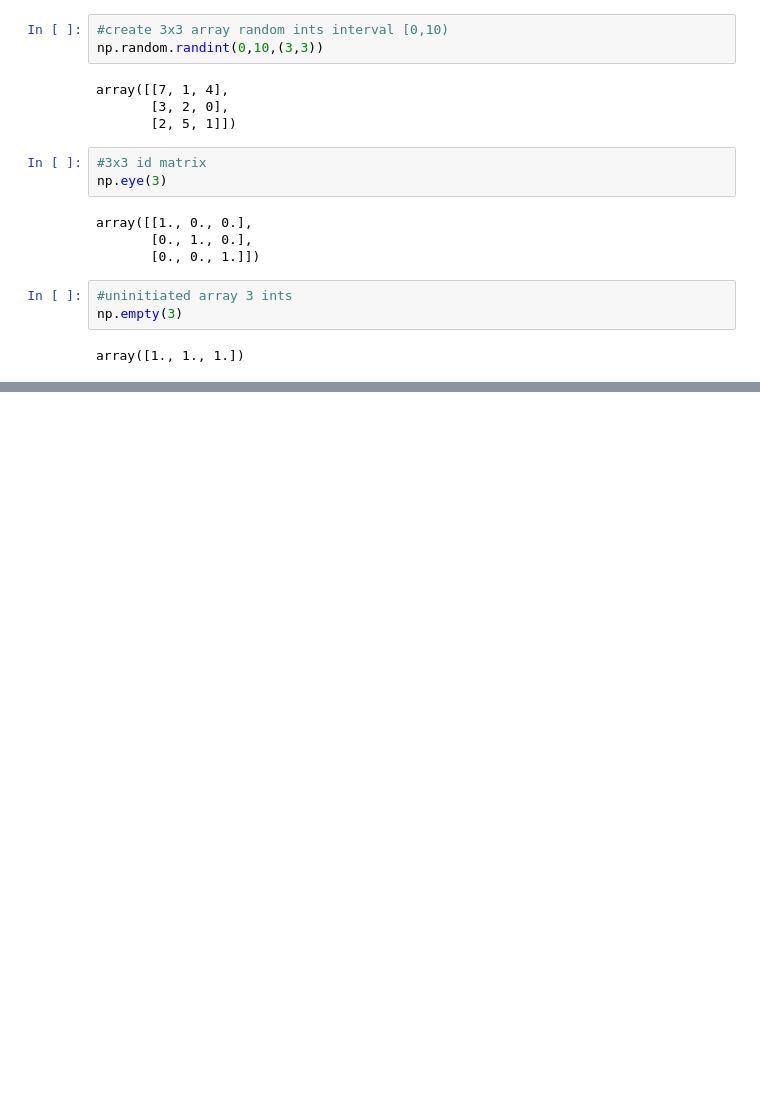
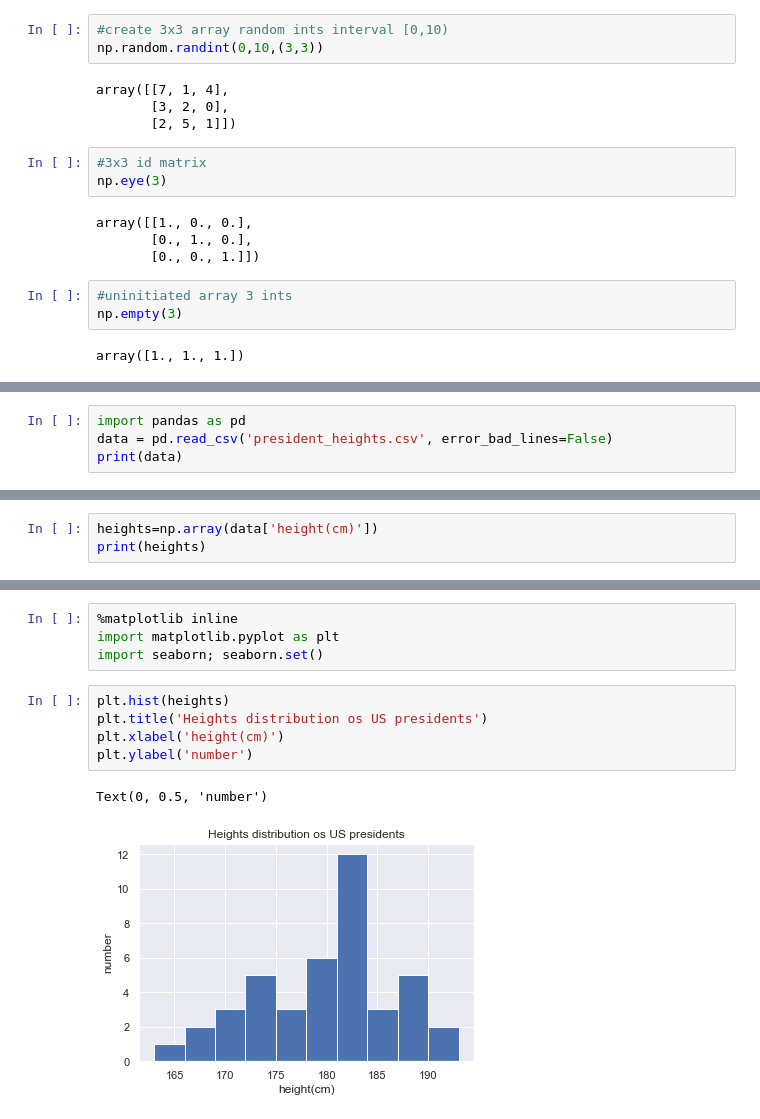
Before and after one commit to Mimic01/datahound, a Jupyter notebook: numpy_dsh.ipynb, the cells around one changed output, grey strips where cells are left out. Saved outputs shown, nothing was run; the diff lists cells and outputs as text; blank space fills up the shorter version.

```diff
--- a/numpy_dsh.ipynb
+++ b/numpy_dsh.ipynb
@@ -63,0 +601,4 @@ array([1., 1., 1.])
+# %%
+import pandas as pd
+data = pd.read_csv('president_heights.csv', error_bad_lines=False)
+print(data)
@@ -63,0 +623,3 @@ array([1., 1., 1.])
+# %%
+heights=np.array(data['height(cm)'])
+print(heights)
@@ -63,0 +648,12 @@ array([1., 1., 1.])
+# %%
+%matplotlib inline
+import matplotlib.pyplot as plt
+import seaborn; seaborn.set()
+# %%
+plt.hist(heights)
+plt.title('Heights distribution os US presidents')
+plt.xlabel('height(cm)')
+plt.ylabel('number')
+# %% [output]
+Text(0, 0.5, 'number')
+[figure, added]
```
Also changed, not shown: parts of 126 cells of this notebook.
